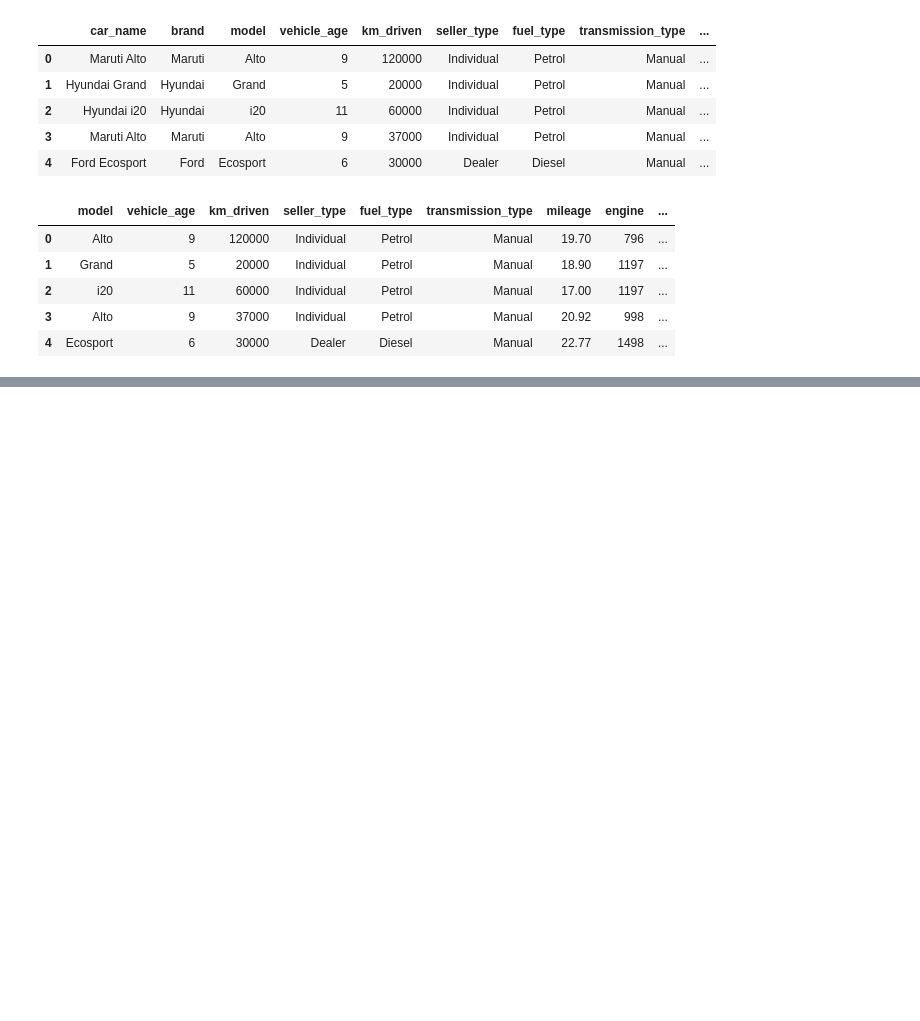
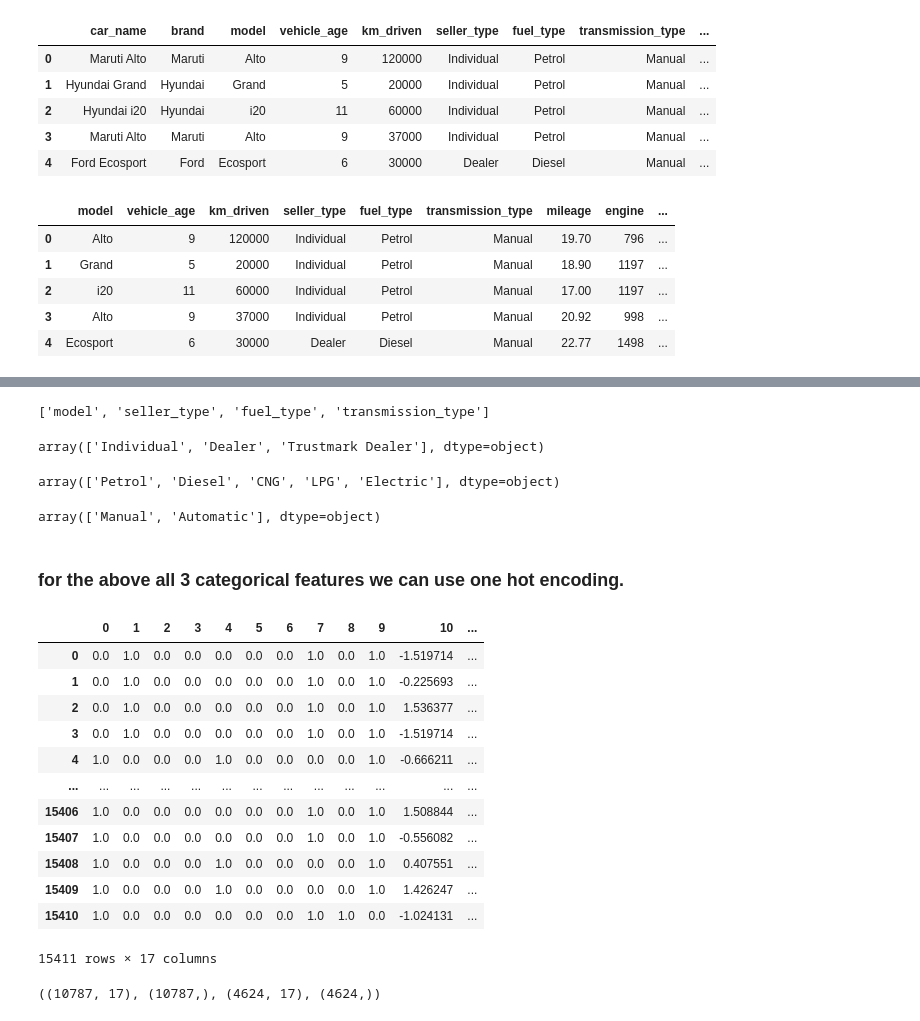
Before and after one commit to mdaftab20089/Machine-Learning, a Jupyter notebook: Random_Forest/Random_Forest_reg.ipynb, the cells around one changed output, grey strips where cells are left out. Saved outputs shown, nothing was run; the diff lists cells and outputs as text; code cells hidden in the pictures; blank space fills up the shorter version.

```diff
--- a/Random_Forest/Random_Forest_reg.ipynb
+++ b/Random_Forest/Random_Forest_reg.ipynb
@@ -47,0 +89,4 @@ df.head()
+# %%
+## independent and dependent features.
+X=df.drop(['selling_price'],axis=1)
+y=df['selling_price']
@@ -47,0 +113,4 @@ df.head()
+# %%
+from sklearn.preprocessing import LabelEncoder
+le1=LabelEncoder()
+X['model']=le1.fit_transform(X['model'])
@@ -47,0 +126,53 @@ df.head()
+# %%
+cat_features
+# %% [output]
+['model', 'seller_type', 'fuel_type', 'transmission_type']
+# %%
+X.seller_type.unique()
+# %% [output]
+array(['Individual', 'Dealer', 'Trustmark Dealer'], dtype=object)
+# %%
+X.fuel_type.unique()
+# %% [output]
+array(['Petrol', 'Diesel', 'CNG', 'LPG', 'Electric'], dtype=object)
+# %%
+X.transmission_type.unique()
+# %% [output]
+array(['Manual', 'Automatic'], dtype=object)
+# %% [markdown]
+### for the above all 3 categorical features we can use one hot encoding.
+# %%
+from sklearn.preprocessing import OneHotEncoder,StandardScaler
+from sklearn.compose import ColumnTransformer
+num_features=X.select_dtypes(exclude='object').columns
+ohc=['seller_type','fuel_type','transmission_type']
+
+oh_transformer=OneHotEncoder()
+numeric_transformer=StandardScaler()
+
+preprocessor=ColumnTransformer(
+
+          [
+              ("OneHotEncoder",oh_transformer,ohc),
+              ("StandardScaler",numeric_transformer,num_features)
+          ], remainder='passthrough'
+
+)
+# %%
+X=preprocessor.fit_transform(X)
+# %%
+pd.DataFrame(X)
+# %% [output]
+|  | 0 | 1 | 2 | 3 | 4 | 5 | 6 | 7 | 8 | 9 | 10 | ... |
+| 0 | 0.0 | 1.0 | 0.0 | 0.0 | 0.0 | 0.0 | 0.0 | 1.0 | 0.0 | 1.0 | -1.519714 | ... |
+| 1 | 0.0 | 1.0 | 0.0 | 0.0 | 0.0 | 0.0 | 0.0 | 1.0 | 0.0 | 1.0 | -0.225693 | ... |
+| 2 | 0.0 | 1.0 | 0.0 | 0.0 | 0.0 | 0.0 | 0.0 | 1.0 | 0.0 | 1.0 | 1.536377 | ... |
+| 3 | 0.0 | 1.0 | 0.0 | 0.0 | 0.0 | 0.0 | 0.0 | 1.0 | 0.0 | 1.0 | -1.519714 | ... |
+| 4 | 1.0 | 0.0 | 0.0 | 0.0 | 1.0 | 0.0 | 0.0 | 0.0 | 0.0 | 1.0 | -0.666211 | ... |
+| ... | ... | ... | ... | ... | ... | ... | ... | ... | ... | ... | ... | ... |
+| 15406 | 1.0 | 0.0 | 0.0 | 0.0 | 0.0 | 0.0 | 0.0 | 1.0 | 0.0 | 1.0 | 1.508844 | ... |
+| 15407 | 1.0 | 0.0 | 0.0 | 0.0 | 0.0 | 0.0 | 0.0 | 1.0 | 0.0 | 1.0 | -0.556082 | ... |
+| 15408 | 1.0 | 0.0 | 0.0 | 0.0 | 1.0 | 0.0 | 0.0 | 0.0 | 0.0 | 1.0 | 0.407551 | ... |
+| 15409 | 1.0 | 0.0 | 0.0 | 0.0 | 1.0 | 0.0 | 0.0 | 0.0 | 0.0 | 1.0 | 1.426247 | ... |
+| 15410 | 1.0 | 0.0 | 0.0 | 0.0 | 0.0 | 0.0 | 0.0 | 1.0 | 1.0 | 0.0 | -1.024131 | ... |
+15411 rows × 17 columns
@@ -47,0 +182,4 @@ df.head()
+# %%
+X_train.shape,y_train.shape,X_test.shape,y_test.shape
+# %% [output]
+((10787, 17), (10787,), (4624, 17), (4624,))
```
Also changed, not shown: parts of 16 cells of this notebook, 3 other files.
